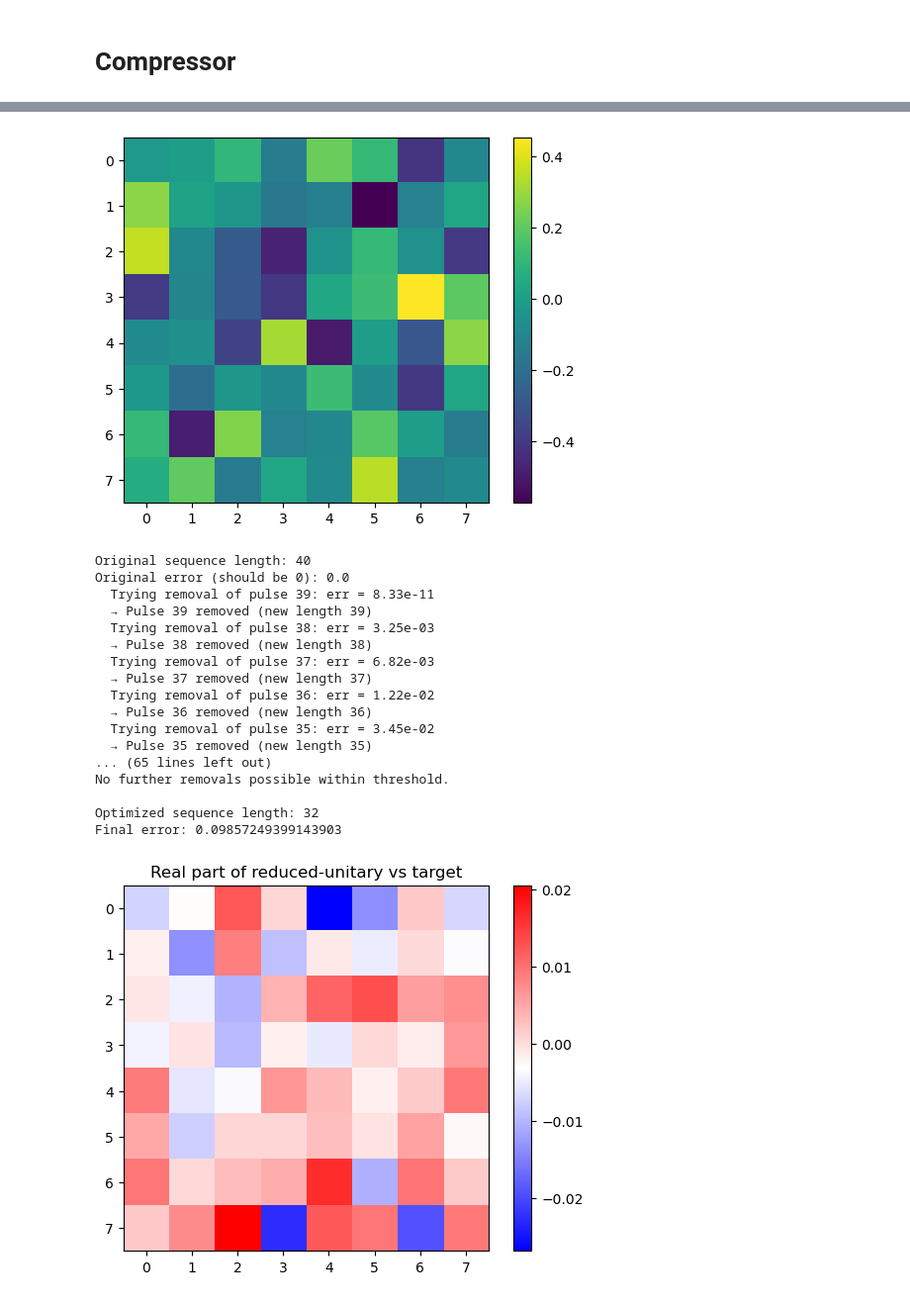
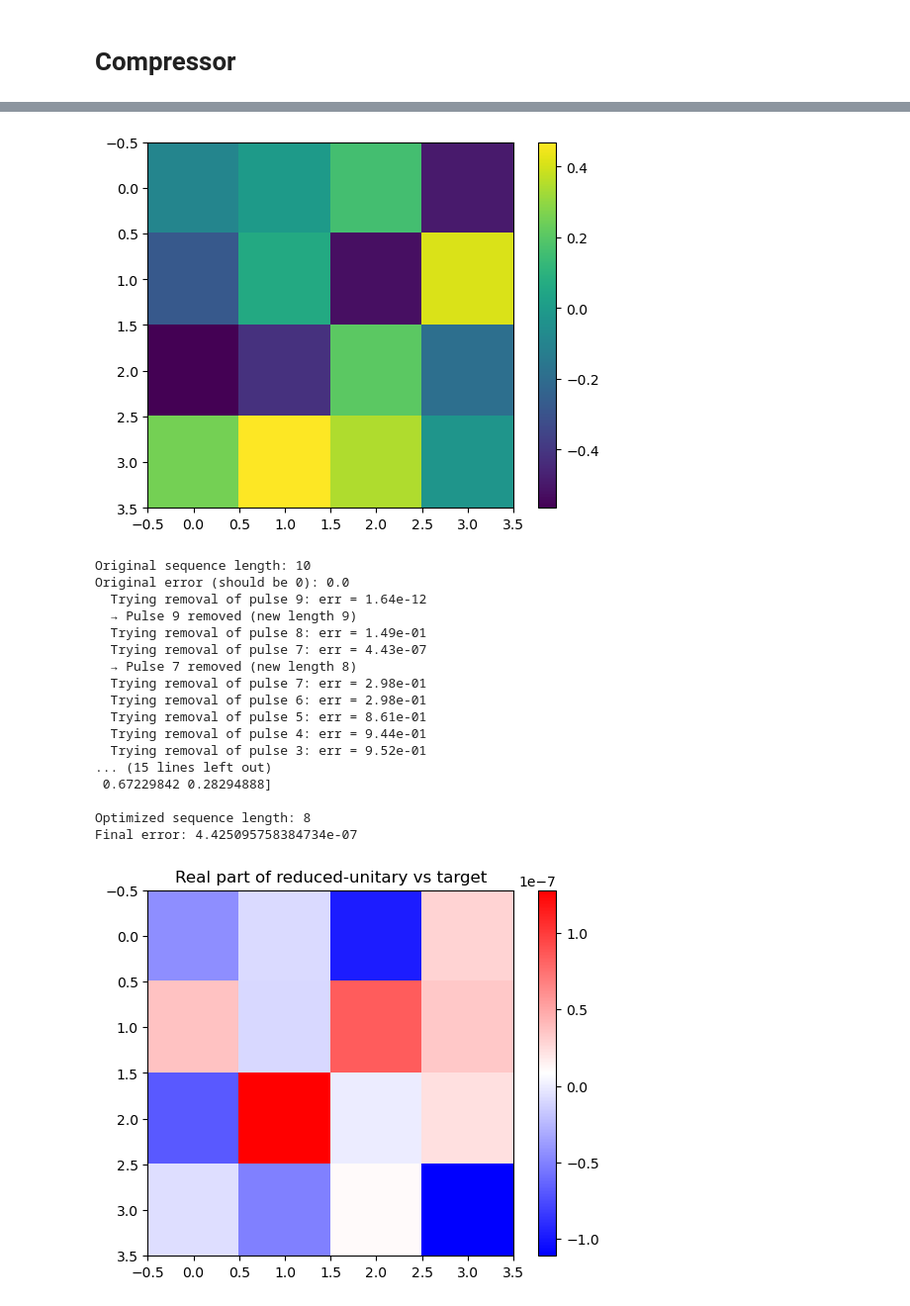
Before and after one commit to GauravTathed/PhD_python_scripts, a Jupyter notebook: Unitary_decomp/BenchmarkingNB.ipynb, the cells around one changed output, grey strips where cells are left out. Shown at 99% size. Saved outputs shown, nothing was run; the diff lists cells and outputs as text; code cells hidden in the pictures.

```diff
--- a/Unitary_decomp/BenchmarkingNB.ipynb
+++ b/Unitary_decomp/BenchmarkingNB.ipynb
@@ -392,7 +392,7 @@ import numpy as np
 from numpy.linalg import norm
 from math import pi
 import matplotlib.pyplot as plt
-
+import itertools
 def detect_adjacent_same_couplings(rotation_mats, tol=1e-8):
     def find_coupled_level(U):
         for j in range(1, U.shape[0]):
@@ -517,7 +517,7 @@ def star_qr_decomposition(order, U, tol=1e-10):
     return rotations_info, V, rotation_mats
 
 
-dim = 8
+dim = 4
 
 def haar_unitary(n, rng=None):
     rng = np.random.default_rng(rng)
@@ -533,11 +533,11 @@ def haar_su(n, rng=None):
     return U * np.exp(-1j*phi)
 
 H2 = (1/np.sqrt(2))*np.array([[1,1],[1,-1]], dtype=complex)
-U = np.kron(H2, np.kron(H2, H2))
+U = np.kron(H2, H2)
 U  = haar_su(dim, 2)
-my_list = [1,2,3,4,5,6,7]
-# permutations = list(itertools.permutations(my_list))
-permutations = [my_list]
+my_list = [2,3,1]
+permutations = list(itertools.permutations(my_list))
+# permutations = [my_list]
 for order in permutations:
     rotations_info, V_triangular, rotation_mats = star_qr_decomposition(order, U)
     compressed = compress_rotations(rotation_mats)
@@ -562,5 +562,15 @@ for order in permutations:
     print('fractions = ', fractions)
     print('phases = ', phases)
     print('||U - U_rec|| =', float(norm(U - U_reconstructed)))
+    rabi_freqs = [1]*len(couplings)
+    U_target = U
+    coupl_opt, fracs_opt, phis_opt = reduce_sequence(
+    couplings, rabi_freqs, fractions, phases,
+    U_target, dim,
+    error_threshold=1e-3)
+    print("Optimized length============================", len(coupl_opt))
+    print("Optimized Couplings = ", coupl_opt)
+    print("Optimized Fractions = ", np.array(fracs_opt))
+    print("Optimized Phases = ", np.array(phis_opt))
 print('done')
 # %% [output]
@@ -634,7 +644,7 @@ def fix_couplings_and_phases(couplings, fixed_phase_flags):
         new_fixed_phase_flags.append(phase_flag_fixed)
     return new_couplings, new_fixed_phase_flags
 
-dim = 8
+dim = 4
 # couplings =  [(0, 7), (0, 3), (0, 6), (0, 4), (0, 5), (0, 2), (0, 1), (0, 2), (0, 5), (0, 4), (0, 6), (0, 3), (0, 7), (0, 1), (0, 2), (0, 4), (0, 3), (0, 7), (0, 2), (0, 5), (0, 6), (0, 3), (0, 5), (0, 4), (0, 6), (0, 7), (0, 4), (0, 6), (0, 3), (0, 6), (0, 0), (0, 0)]
 # fractions =  [1.5, 0.3918265520306073, 0.33333333333333337, 0.2951672353008666, 0.26772047280122996, 0.24675171442884994, 0.7699465438373841, 0.45437105165701, 0.4195693767448337, 0.2951672353008666, 0.33333333333333326, 0.2163468959387855, 0.33333333333333326, 1.0, 1.0, 1.0, 0.33333333333333326, 0.3918265520306073, 1.0, 1.0, 1.6666666666666667, 0.49999999999999983, 1.0, 1.0, 1.6081734479693928, 0.5000000000000002, 1.0, 1.0, 1.0, 1.0, 0, 0]
 # phases =  [1.5, 1.5, 1.5, 1.5, 1.5, 1.5, 0.5, 1.5, 0.5, 1.5, 1.5, 0.5, 1.5, 0.5, 0.5, 1.5, 0.5, 1.5, 0.5, 0.5, 0.5, 0.5, 0.5, 0.5, 1.5, 1.5, 0.5, 0.5, 0.5, 0.5, 0.0, 0.0]
@@ -643,7 +653,9 @@ dim = 8
 couplings =  [(0, 7), (0, 6), (0, 5), (0, 4), (0, 3), (0, 2), (0, 1), (0, 2), (0, 3), (0, 4), (0, 5), (0, 6), (0, 7), (0, 1), (0, 2), (0, 7), (0, 6), (0, 5), (0, 4), (0, 3), (0, 2), (0, 3), (0, 4), (0, 5), (0, 6), (0, 7), (0, 3), (0, 4), (0, 7), (0, 6), (0, 5), (0, 4), (0, 5), (0, 6), (0, 7), (0, 5), (0, 6), (0, 7), (0, 6), (0, 0)]
 fractions =  [0.8309853544413607, 0.405074459183113, 0.1351381493190214, 0.21681852831883802, 0.2614297151954402, 0.10165700631718896, 0.870422580467167, 0.6100471480035311, 0.4727901526508611, 0.39339181207771656, 0.6433786099750364, 0.2762345548325639, 0.1792085741624918, 1.0, 1.0, 0.8164549214589332, 0.10370568396537178, 0.07142920960102593, 0.40101764874596435, 0.5482777740755138, 1.0, 1.0, 0.17896324655303605, 0.2451157215691435, 0.3009553844069261, 0.2782368577512706, 1.0, 1.0, 0.1580592435710827, 0.03204681254878147, 0.17880203841870163, 1.0, 1.0, 0.7771023221585398, 0.3139247614635512, 1.0, 1.0, 0.7380895853859131, 1.0, 0.0]
 phases =  [0.5067006073488289, 1.1345532135272818, 1.689379565184463, 0.19703057729468287, 1.3426643417203477, 0.22446369983462838, 1.4597703933793893, 1.5349492454767724, 0.25253239577826553, 0.38741821849844643, 1.7932976737811432, 0.4063374724369041, 1.8860259599544964, 0.0, 0.0, 0.10830559611648204, 1.5432919316730027, 0.06032296837401695, 0.48531420626446714, 1.9687261067736828, 0.0, 0.0, 0.6751653928064848, 1.0324876925834237, 1.0496379519628358, 1.4781595262178786, 0.0, 0.0, 1.3532182368416654, 0.5895329435433218, 1.3789522675115102, 0.0, 0.0, 0.1269599285460637, 1.734357062143504, 0.0, 0.0, 0.027972071412101337, 0.0, 0.0]
-
+couplings =  [(0, 2), (0, 3), (0, 1), (0, 3), (0, 2), (0, 1), (0, 3), (0, 2), (0, 3), (0, 0)]
+fractions =  [0.6798331930335908, 0.6197410062812447, 0.5220058628194674, 0.8804945446447829, 0.15327903076798327, 1.0, 1.0, 0.45509092711847554, 1.0, 0.0]
+phases =  [0.8073938367195502, 0.3605569285320291, 0.6615333058477578, 0.8219949895588408, 1.967541668709914, 0.0, 0.0, 0.7092217749781797, 0.0, 0.0]
 fixed_phase_flags = phases
 rabi_freqs = [1]*len(couplings)
 
@@ -748,7 +760,9 @@ coupl_opt, fracs_opt, phis_opt = reduce_sequence(
     error_threshold=1e-1
 )
 
-
+print("couplings = ",np.array(coupl_opt))
+print("fractions = ", np.array(fracs_opt))
+print("phases = ", np.array(phis_opt))
 print("\nOptimized sequence length:", len(coupl_opt))
 print("Final error:",
       compute_error(np.hstack([fracs_opt, phis_opt]),
@@ -784,19 +786,19 @@ Target Unitary (rounded):
-[figure, old version]
+[figure, new version]
-Original sequence length: 40
+Original sequence length: 10
 Original error (should be 0): 0.0
-  Trying removal of pulse 39: err = 8.33e-11
-  → Pulse 39 removed (new length 39)
-  Trying removal of pulse 38: err = 3.25e-03
-  → Pulse 38 removed (new length 38)
-  Trying removal of pulse 37: err = 6.82e-03
-  → Pulse 37 removed (new length 37)
-  Trying removal of pulse 36: err = 1.22e-02
-  → Pulse 36 removed (new length 36)
-  Trying removal of pulse 35: err = 3.45e-02
-  → Pulse 35 removed (new length 35)
-... (65 lines left out)
-No further removals possible within threshold.
+  Trying removal of pulse 9: err = 1.64e-12
+  → Pulse 9 removed (new length 9)
+  Trying removal of pulse 8: err = 1.49e-01
+  Trying removal of pulse 7: err = 4.43e-07
+  → Pulse 7 removed (new length 8)
+  Trying removal of pulse 7: err = 2.98e-01
+  Trying removal of pulse 6: err = 2.98e-01
+  Trying removal of pulse 5: err = 8.61e-01
+  Trying removal of pulse 4: err = 9.44e-01
+  Trying removal of pulse 3: err = 9.52e-01
+... (15 lines left out)
+ 0.67229842 0.28294888]
 
-Optimized sequence length: 32
-Final error: 0.09857249399143903
+Optimized sequence length: 8
+Final error: 4.425095758384734e-07
-[figure, old version]
+[figure, new version]
```
Also changed, not shown: parts of 2 cells of this notebook, 7 other files.
